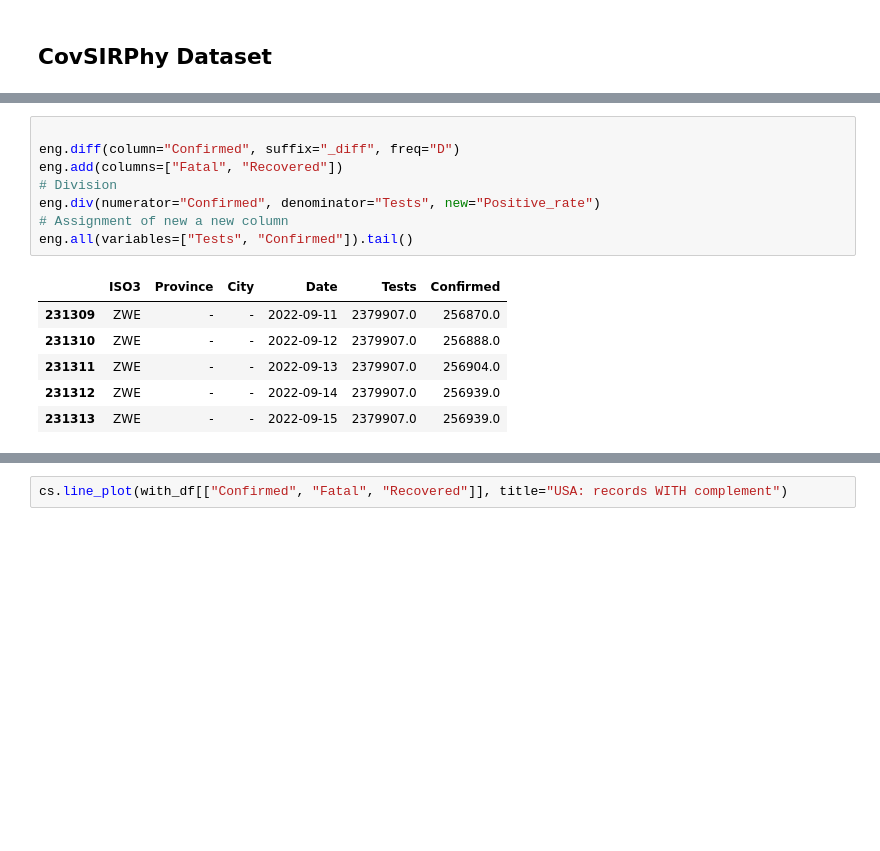
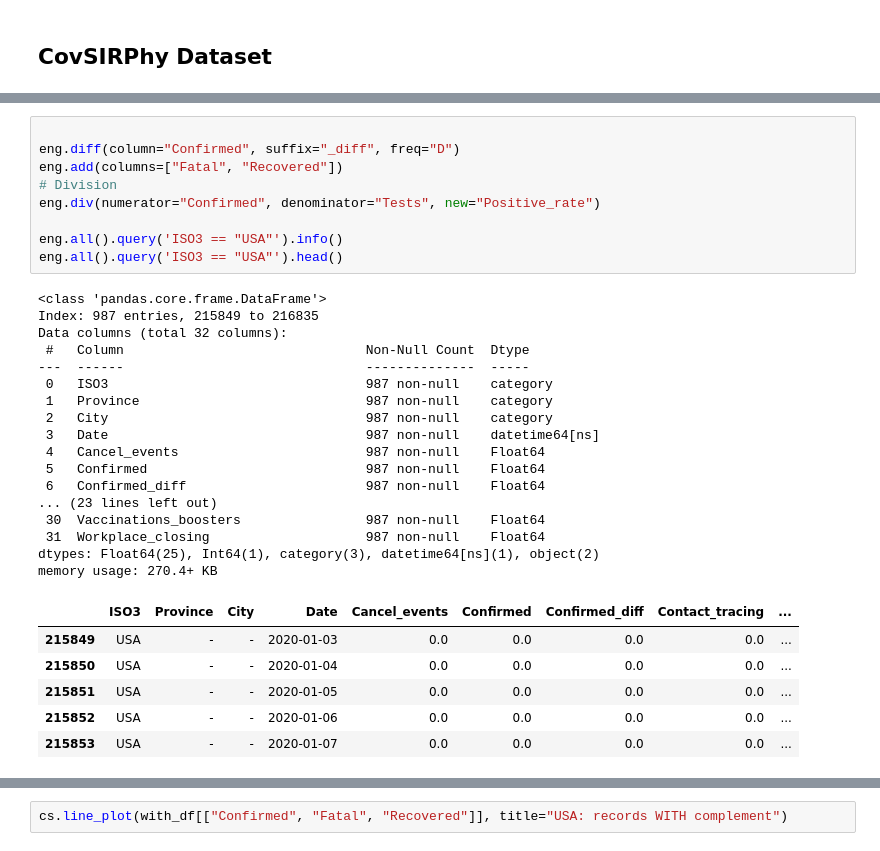
Before and after one commit to scelarek/CovidCast, a Jupyter notebook: Capstone/Main File.ipynb, the cells around one changed output, grey strips where cells are left out. Saved outputs shown, nothing was run; the diff lists cells and outputs as text; blank space fills up the shorter version.

```diff
--- a/Capstone/Main File.ipynb
+++ b/Capstone/Main File.ipynb
@@ -158,16 +191,34 @@ eng.all(variables=main_variables).tail()
 # %%
 
 eng.diff(column="Confirmed", suffix="_diff", freq="D")
 eng.add(columns=["Fatal", "Recovered"])
 # Division
 eng.div(numerator="Confirmed", denominator="Tests", new="Positive_rate")
-# Assignment of new a new column
-eng.all(variables=["Tests", "Confirmed"]).tail()
+
+eng.all().query('ISO3 == "USA"').info()
+eng.all().query('ISO3 == "USA"').head()
 # %% [output]
+<class 'pandas.core.frame.DataFrame'>
+Index: 987 entries, 215849 to 216835
+Data columns (total 32 columns):
+ #   Column                               Non-Null Count  Dtype
+---  ------                               --------------  -----
+ 0   ISO3                                 987 non-null    category
+ 1   Province                             987 non-null    category
+ 2   City                                 987 non-null    category
+ 3   Date                                 987 non-null    datetime64[ns]
+ 4   Cancel_events                        987 non-null    Float64
+ 5   Confirmed                            987 non-null    Float64
+ 6   Confirmed_diff                       987 non-null    Float64
+... (23 lines left out)
+ 30  Vaccinations_boosters                987 non-null    Float64
+ 31  Workplace_closing                    987 non-null    Float64
+dtypes: Float64(25), Int64(1), category(3), datetime64[ns](1), object(2)
+memory usage: 270.4+ KB
-|  | ISO3 | Province | City | Date | Tests | Confirmed |
-| 231309 | ZWE | - | - | 2022-09-11 | 2379907.0 | 256870.0 |
-| 231310 | ZWE | - | - | 2022-09-12 | 2379907.0 | 256888.0 |
-| 231311 | ZWE | - | - | 2022-09-13 | 2379907.0 | 256904.0 |
-| 231312 | ZWE | - | - | 2022-09-14 | 2379907.0 | 256939.0 |
-| 231313 | ZWE | - | - | 2022-09-15 | 2379907.0 | 256939.0 |
+|  | ISO3 | Province | City | Date | Cancel_events | Confirmed | Confirmed_diff | Contact_tracing | ... |
+| 215849 | USA | - | - | 2020-01-03 | 0.0 | 0.0 | 0.0 | 0.0 | ... |
+| 215850 | USA | - | - | 2020-01-04 | 0.0 | 0.0 | 0.0 | 0.0 | ... |
+| 215851 | USA | - | - | 2020-01-05 | 0.0 | 0.0 | 0.0 | 0.0 | ... |
+| 215852 | USA | - | - | 2020-01-06 | 0.0 | 0.0 | 0.0 | 0.0 | ... |
+| 215853 | USA | - | - | 2020-01-07 | 0.0 | 0.0 | 0.0 | 0.0 | ... |
 # %%
```
Also changed, not shown: parts of 8 cells of this notebook, 9 other files.
